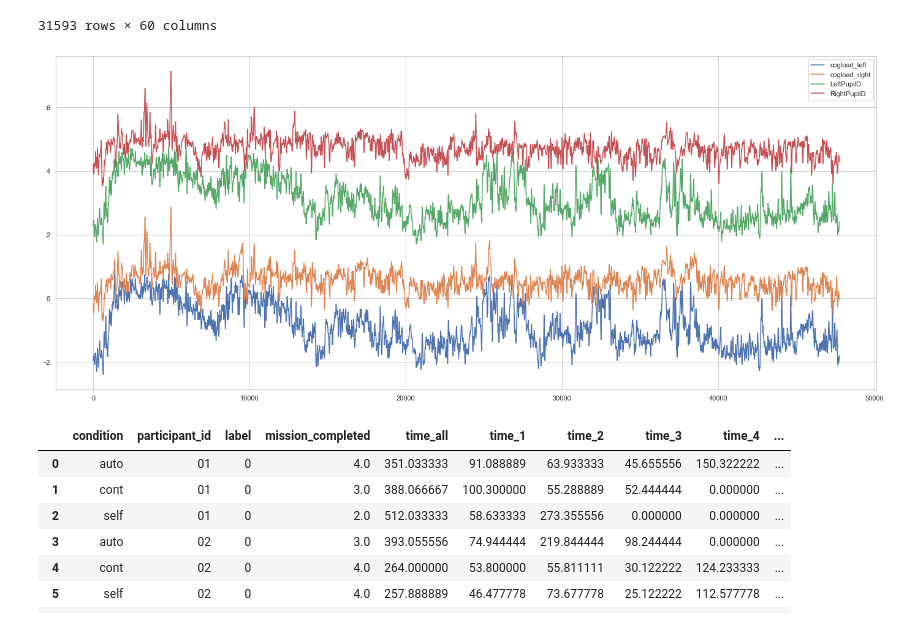
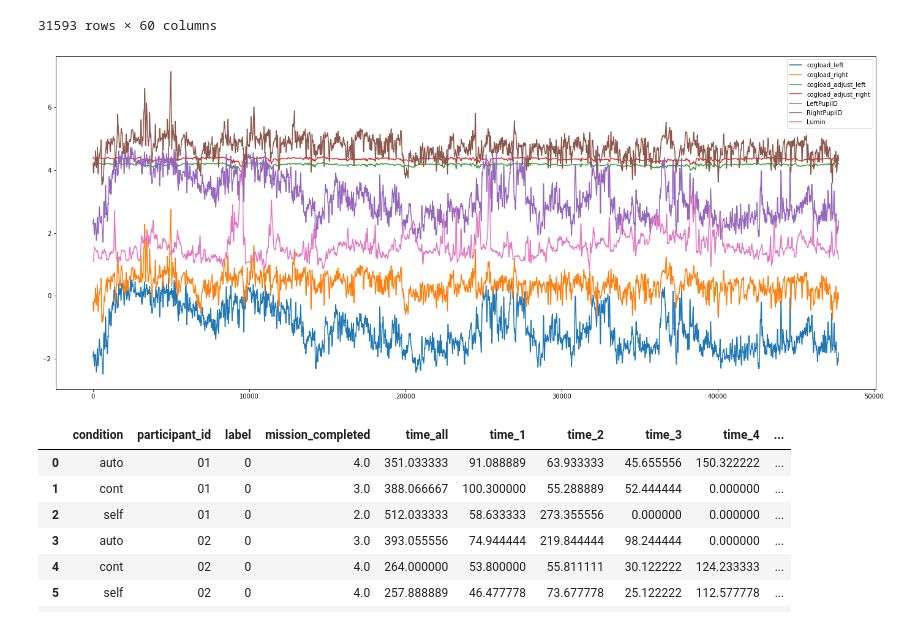
Before and after one commit to Tianyu-Zhou/NIST_Way_Finding, a Jupyter notebook: nist.ipynb, the cells around one changed output. Saved outputs shown, nothing was run; the diff lists cells and outputs as text; code cells hidden in the pictures.

```diff
--- a/nist.ipynb
+++ b/nist.ipynb
@@ -184,21 +189,21 @@ data_raw[0]
 # %%
 n = 19
 plt.figure(figsize=(24,10))
 plt.plot(data_raw[n]["cogload_left"],label='cogload_left')
 plt.plot(data_raw[n]["cogload_right"],label='cogload_right')
-# plt.plot(data_raw[n]["cogload_adjust_left"],label='cogload_adjust_left')
-# plt.plot(data_raw[n]["cogload_adjust_right"],label='cogload_adjust_right')
+plt.plot(data_raw[n]["cogload_adjust_left"],label='cogload_adjust_left')
+plt.plot(data_raw[n]["cogload_adjust_right"],label='cogload_adjust_right')
 plt.plot(data_raw[n]["LeftPupilD"],label='LeftPupilD')
 plt.plot(data_raw[n]["RightPupilD"],label='RightPupilD')
-# plt.plot(data_raw[n]["Lumin"]*50,label='Lumin')
+plt.plot(data_raw[n]["Lumin"]*50,label='Lumin')
 # plt.plot(data_raw[n]["cogload_left_baseline"],label='cogload_left_baseline')
 # plt.plot(data_raw[n]["cogload_right_baseline"],label='cogload_right_baseline')
 # plt.plot(data_raw[n]["cogload_left_percentage"],label='cogload_left_percentage')
 # plt.plot(data_raw[n]["cogload_right_percentage"],label='cogload_right_percentage')
 plt.legend()
 plt.show()
 # %% [output]
-[figure, old version]
+[figure, new version]
 # %%
 test_normality(data_raw)
 # %%
```
Also changed, not shown: parts of 4 cells of this notebook, 1 other file.
